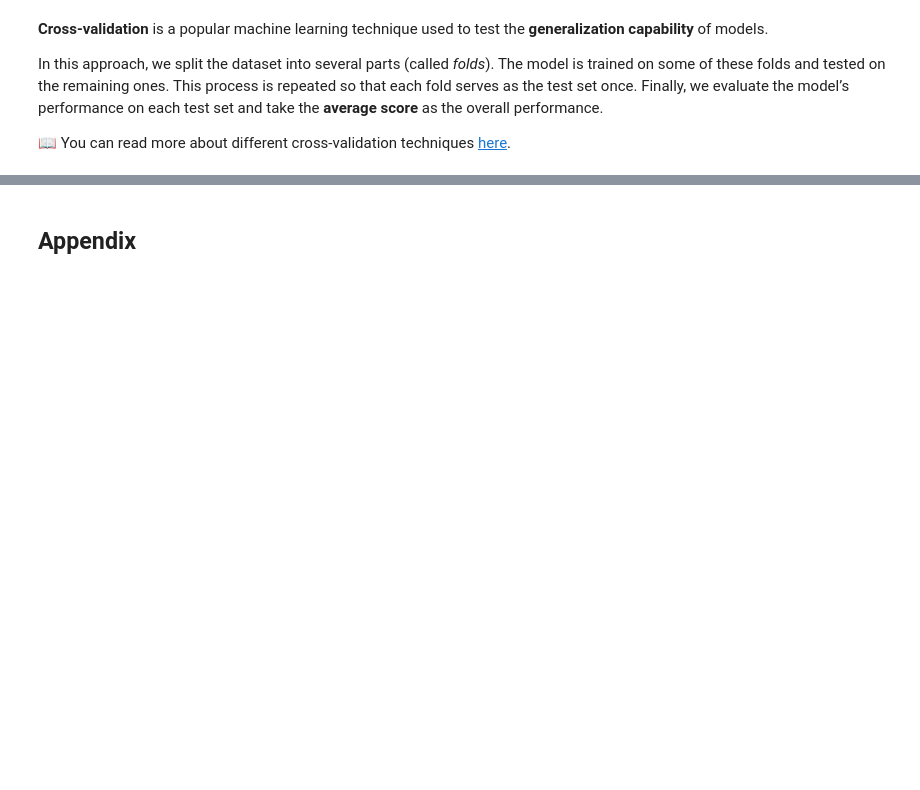
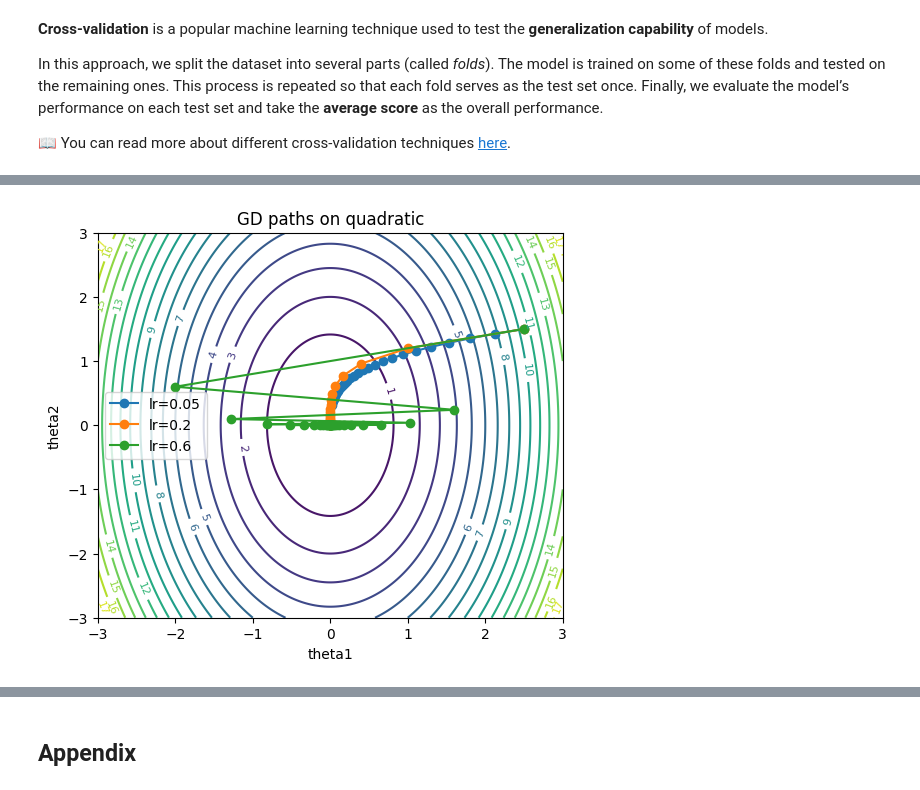
Before and after one commit to deep-learning-indaba/indaba-pracs-2025, a Jupyter notebook: practicals/ML_Foundation/Part_3/Machine_learning_evaluation_and_generalisation.ipynb, the cells around one changed output, grey strips where cells are left out. Cells and saved outputs as stored; diff of their text form; code cells hidden in the pictures; blank space fills up the shorter version.

```diff
--- a/practicals/ML_Foundation/Part_3/Machine_learning_evaluation_and_generalisation.ipynb
+++ b/practicals/ML_Foundation/Part_3/Machine_learning_evaluation_and_generalisation.ipynb
@@ -635,0 +1031,38 @@ In this approach, we split the dataset into several parts (called *folds*). The
+# %%
+#@title Visualising GD paths on a 2D quadratic for different learning rates
+import numpy as np
+import matplotlib.pyplot as plt
+
+A = np.array([[3., 0.], [0., 1.]])
+def f(theta): return 0.5 * theta.T @ A @ theta
+def grad(theta): return A @ theta
+
+def gd(theta0, lr, steps=25):
+    path = [theta0.copy()]
+    theta = theta0.copy()
+    for _ in range(steps):
+        theta -= lr * grad(theta)
+        path.append(theta.copy())
+    return np.array(path)
+
+thetas = {}
+theta0 = np.array([2.5, 1.5])
+for lr in [0.05, 0.2, 0.6]:
+    thetas[lr] = gd(theta0, lr, steps=30)
+
+# contour plot
+xs = np.linspace(-3, 3, 200)
+ys = np.linspace(-3, 3, 200)
+X, Y = np.meshgrid(xs, ys)
+Z = 0.5*(3*X**2 + 1*Y**2)
+
+plt.figure(figsize=(6,5))
+cs = plt.contour(X, Y, Z, levels=20)
+plt.clabel(cs, inline=1, fontsize=8)
+for lr, path in thetas.items():
+    plt.plot(path[:,0], path[:,1], marker='o', label=f"lr={lr}")
+plt.legend(); plt.title("GD paths on quadratic")
+plt.xlabel("theta1"); plt.ylabel("theta2")
+plt.show()
+# %% [output]
+[figure, added]
```
Also changed, not shown: parts of 49 cells of this notebook.
